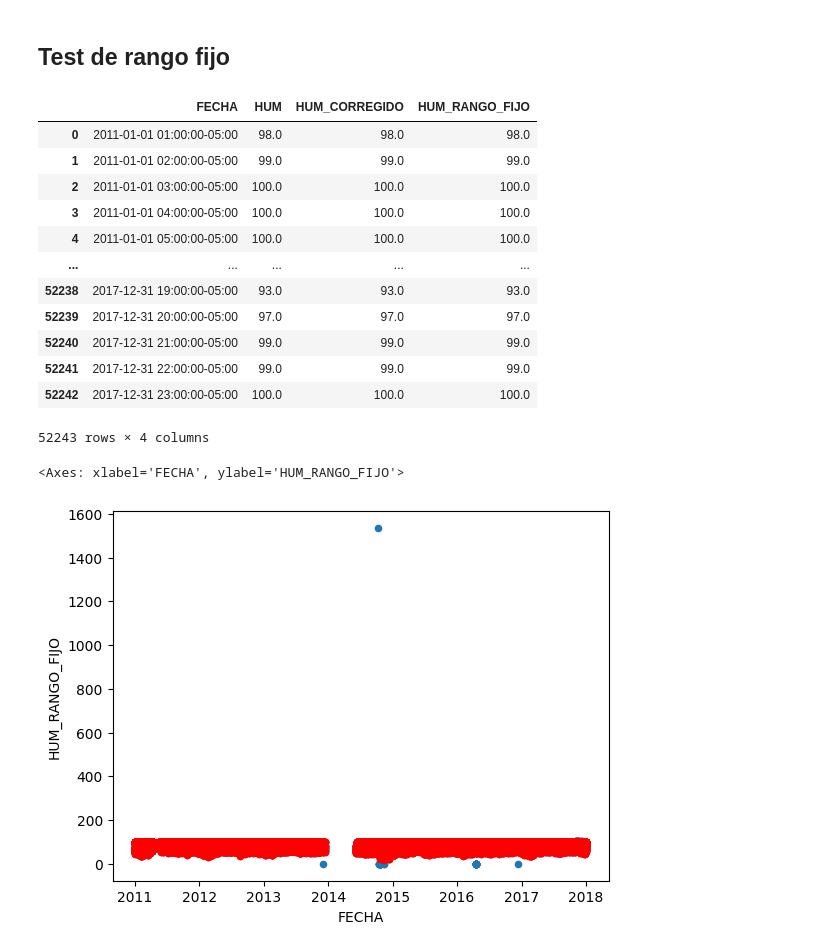
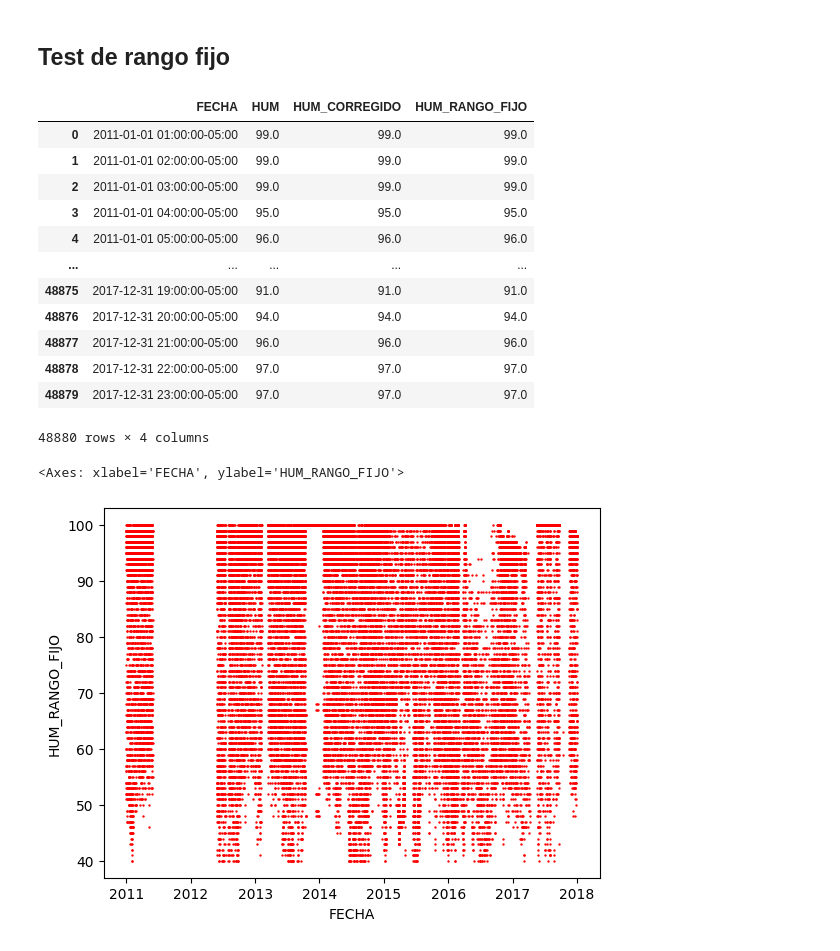
Before and after one commit to chris051091/Tesis_Maestr-a, a Jupyter notebook: preprocess/src/Testeo_Humedad.ipynb, the cells around one changed output. Drawn from its saved outputs; the diff is of its cells as text; code cells hidden in the pictures.

```diff
--- a/preprocess/src/Testeo_Humedad.ipynb
+++ b/preprocess/src/Testeo_Humedad.ipynb
@@ -20,8 +20,8 @@ PATH_DRIVE = 'drive/MyDrive/Seminario-3-master'
 PATH_DADOS = '/preprocess/dados/'
 
 # NOMBRE_ESTACION = 'chucuri'
-#NOMBRE_ESTACION = 'palanquero'
-NOMBRE_ESTACION = 'vizcaina'
+NOMBRE_ESTACION = 'palanquero'
+# NOMBRE_ESTACION = 'vizcaina'
 
 PATH_FINAL_DADOS = PATH_DRIVE + PATH_DADOS + NOMBRE_ESTACION + '/'
 PATH_FINAL_DADOS_TRATADOS = PATH_DRIVE + PATH_DADOS + NOMBRE_ESTACION + '/tratados/'
@@ -73,7 +73,7 @@ dfVar[dfVar['HUM'] > 100.0]
 ## Test de rango fijo
 # %%
 h_max = 100.
-h_min = 10
+h_min = 40
 lamb_func = lambda r: np.nan if ((r > h_max) | (r < h_min)) else r
 lamb_100 = lambda r : 100. if r > 100. else r
 
@@ -82,24 +82,24 @@ dfVar['HUM_RANGO_FIJO'] = dfVar['HUM_CORREGIDO'].apply(lamb_func)
 dfVar
 # %% [output]
 |  | FECHA | HUM | HUM_CORREGIDO | HUM_RANGO_FIJO |
-| 0 | 2011-01-01 01:00:00-05:00 | 98.0 | 98.0 | 98.0 |
+| 0 | 2011-01-01 01:00:00-05:00 | 99.0 | 99.0 | 99.0 |
 | 1 | 2011-01-01 02:00:00-05:00 | 99.0 | 99.0 | 99.0 |
-| 2 | 2011-01-01 03:00:00-05:00 | 100.0 | 100.0 | 100.0 |
-| 3 | 2011-01-01 04:00:00-05:00 | 100.0 | 100.0 | 100.0 |
-| 4 | 2011-01-01 05:00:00-05:00 | 100.0 | 100.0 | 100.0 |
+| 2 | 2011-01-01 03:00:00-05:00 | 99.0 | 99.0 | 99.0 |
+| 3 | 2011-01-01 04:00:00-05:00 | 95.0 | 95.0 | 95.0 |
+| 4 | 2011-01-01 05:00:00-05:00 | 96.0 | 96.0 | 96.0 |
 | ... | ... | ... | ... | ... |
-| 52238 | 2017-12-31 19:00:00-05:00 | 93.0 | 93.0 | 93.0 |
-| 52239 | 2017-12-31 20:00:00-05:00 | 97.0 | 97.0 | 97.0 |
-| 52240 | 2017-12-31 21:00:00-05:00 | 99.0 | 99.0 | 99.0 |
-| 52241 | 2017-12-31 22:00:00-05:00 | 99.0 | 99.0 | 99.0 |
-| 52242 | 2017-12-31 23:00:00-05:00 | 100.0 | 100.0 | 100.0 |
+| 48875 | 2017-12-31 19:00:00-05:00 | 91.0 | 91.0 | 91.0 |
+| 48876 | 2017-12-31 20:00:00-05:00 | 94.0 | 94.0 | 94.0 |
+| 48877 | 2017-12-31 21:00:00-05:00 | 96.0 | 96.0 | 96.0 |
+| 48878 | 2017-12-31 22:00:00-05:00 | 97.0 | 97.0 | 97.0 |
+| 48879 | 2017-12-31 23:00:00-05:00 | 97.0 | 97.0 | 97.0 |
-52243 rows × 4 columns
+48880 rows × 4 columns
 # %%
-ax = dfVar.plot(kind = 'scatter', x='FECHA', y='HUM')
-dfVar.plot(kind = 'scatter', x='FECHA', y='HUM_RANGO_FIJO', ax=ax, color='red')
+#ax = dfVar.plot(kind = 'scatter', x='FECHA', y='HUM')
+dfVar.plot(kind = 'scatter', x='FECHA', y='HUM_RANGO_FIJO', color='red',s=0.5)
 # %% [output]
 <Axes: xlabel='FECHA', ylabel='HUM_RANGO_FIJO'>
-[figure, old version]
+[figure, new version]
 # %%
 dfVar['FECHA_DIA'] = dfVar['FECHA'].dt.date
 dfAux = (dfVar.groupby('FECHA_DIA')
```
Also changed, not shown: parts of 7 cells of this notebook.
